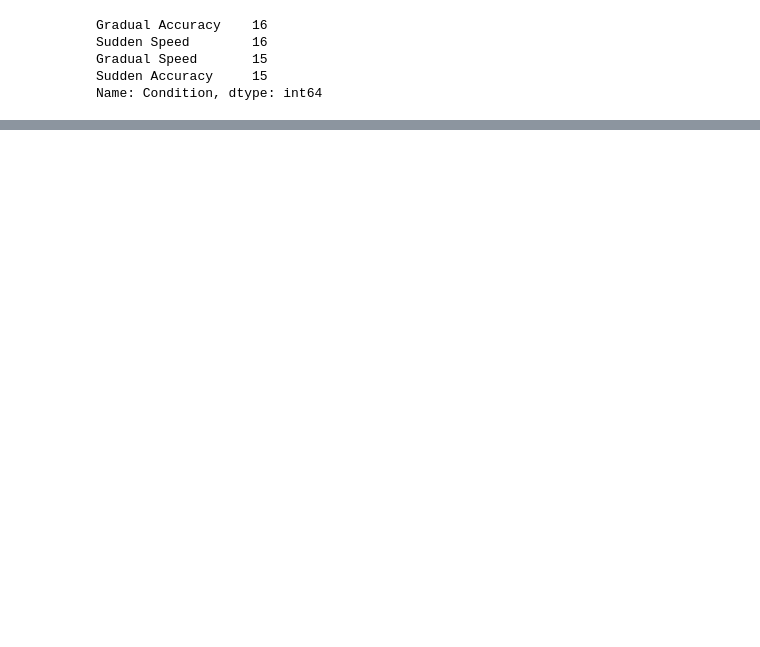
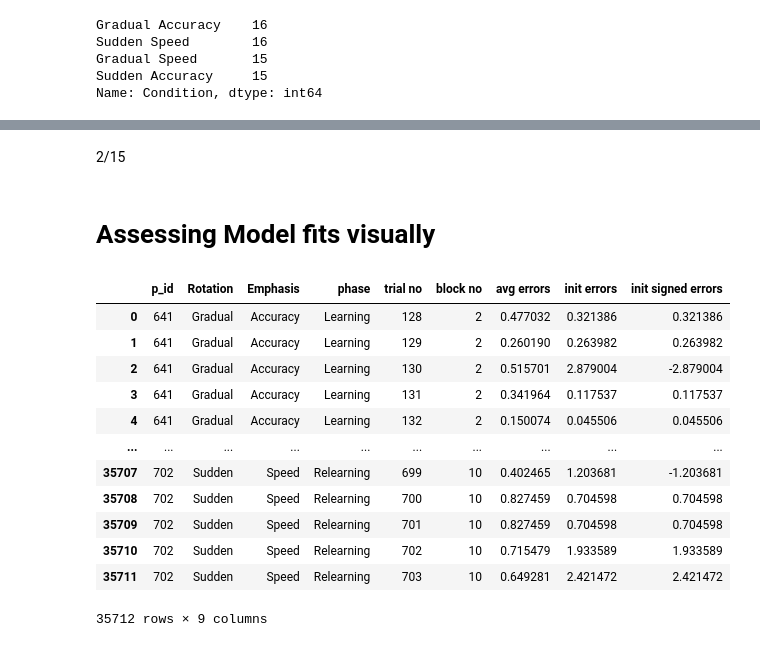
Before and after one commit to tejas-savalia/vma_behavioral, a Jupyter notebook: All experiments/feedback_aiming_unlearning/model_comparisons.ipynb, the cells around one changed output, grey strips where cells are left out. Cells and saved outputs as stored; diff of their text form; code cells hidden in the pictures; blank space fills up the shorter version.

```diff
--- a/All experiments/feedback_aiming_unlearning/model_comparisons.ipynb
+++ b/All experiments/feedback_aiming_unlearning/model_comparisons.ipynb
@@ -158,0 +182,23 @@ Name: Condition, dtype: int64
+# %% [markdown]
+2/15
+# %% [markdown]
+# Assessing Model fits visually
+# %%
+from model_fit_functions import *
+df = pd.read_csv('df_allphases.csv')
+df = df.loc[df['block no'] > 1].reset_index().drop('index', axis = 1)
+df
+# %% [output]
+|  | p_id | Rotation | Emphasis | phase | trial no | block no | avg errors | init errors | init signed errors |
+| 0 | 641 | Gradual | Accuracy | Learning | 128 | 2 | 0.477032 | 0.321386 | 0.321386 |
+| 1 | 641 | Gradual | Accuracy | Learning | 129 | 2 | 0.260190 | 0.263982 | 0.263982 |
+| 2 | 641 | Gradual | Accuracy | Learning | 130 | 2 | 0.515701 | 2.879004 | -2.879004 |
+| 3 | 641 | Gradual | Accuracy | Learning | 131 | 2 | 0.341964 | 0.117537 | 0.117537 |
+| 4 | 641 | Gradual | Accuracy | Learning | 132 | 2 | 0.150074 | 0.045506 | 0.045506 |
+| ... | ... | ... | ... | ... | ... | ... | ... | ... | ... |
+| 35707 | 702 | Sudden | Speed | Relearning | 699 | 10 | 0.402465 | 1.203681 | -1.203681 |
+| 35708 | 702 | Sudden | Speed | Relearning | 700 | 10 | 0.827459 | 0.704598 | 0.704598 |
+| 35709 | 702 | Sudden | Speed | Relearning | 701 | 10 | 0.827459 | 0.704598 | 0.704598 |
+| 35710 | 702 | Sudden | Speed | Relearning | 702 | 10 | 0.715479 | 1.933589 | 1.933589 |
+| 35711 | 702 | Sudden | Speed | Relearning | 703 | 10 | 0.649281 | 2.421472 | 2.421472 |
+35712 rows × 9 columns
```
Also changed, not shown: parts of 14 cells of this notebook.
